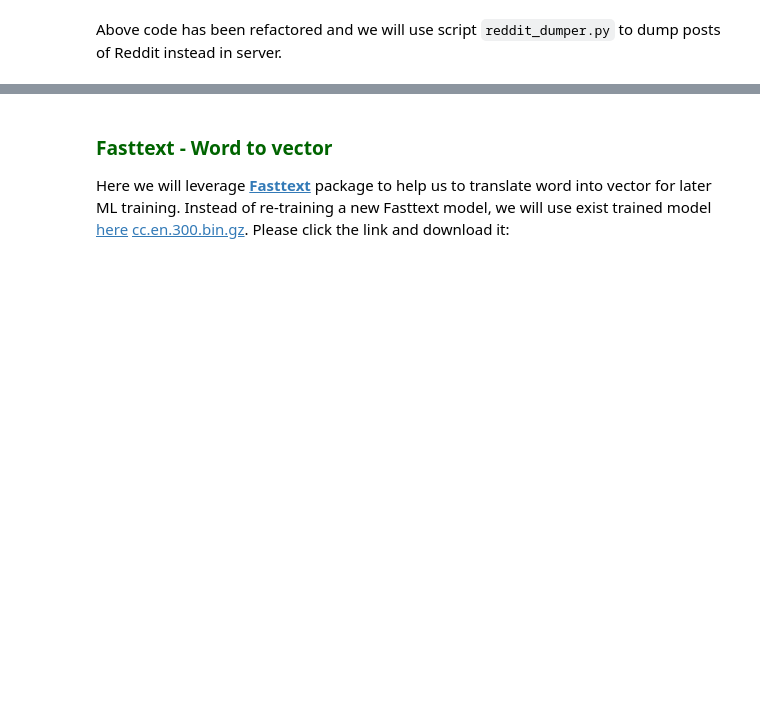
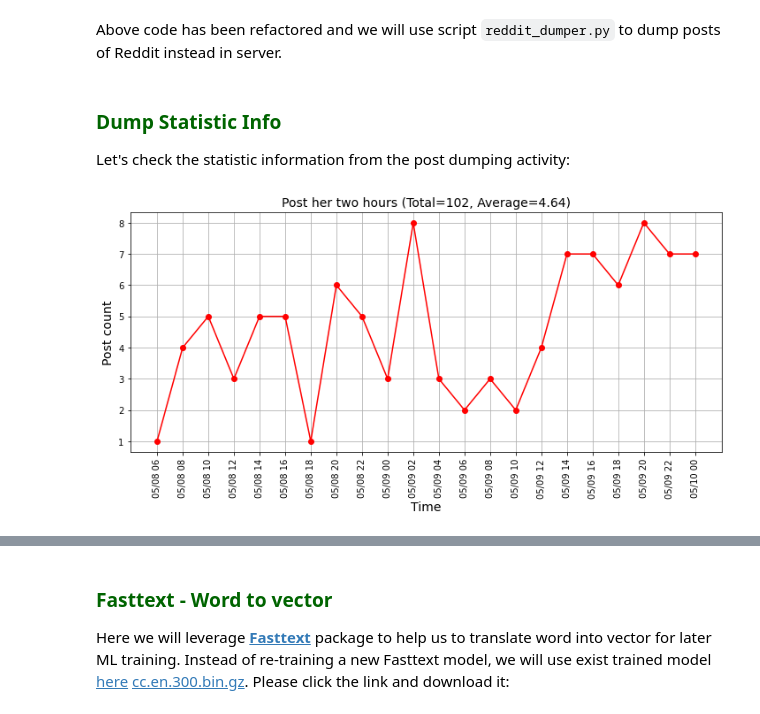
Before and after one commit to johnklee/ff_crawler, a Jupyter notebook: models/Issue4/ner_notebook.ipynb, the cells around one changed output, grey strips where cells are left out. Saved outputs shown, nothing was run; the diff lists cells and outputs as text; code cells hidden in the pictures; blank space fills up the shorter version.

```diff
--- a/models/Issue4/ner_notebook.ipynb
+++ b/models/Issue4/ner_notebook.ipynb
@@ -357,6 +357,37 @@ if enable_demo:
     save_rpp_cache(rppc_cache)
 # %% [markdown]
 Above code has been refactored and we will use script `reddit_dumper.py` to dump posts of Reddit instead in server.
+# %% [markdown]
+### <font color='darkgreen'>Dump Statistic Info</font>
+Let's check the statistic information from the post dumping activity:
+# %%
+from datetime import datetime
+
+STAT_FILE = 'reddit_dump_stat.txt'
+
+time_info_list = []
+post_count_list = []
+with open(STAT_FILE) as fo:
+    for line in fo:
+        time_info, post_count = line.split(':')
+        time_info_list.append(datetime.strptime(time_info.strip(), '%Y%m%d%H%M%S'))
+        post_count_list.append(int(post_count))
+# %%
+# https://datatofish.com/line-chart-python-matplotlib/
+import matplotlib.pyplot as plt
+
+total_collected_post = sum(post_count_list)
+avg_post_per_unit = total_collected_post / len(post_count_list)
+plt.rcParams['figure.figsize'] = [12, 5]
+plt.plot(list(map(lambda do: do.strftime('%m/%d %H'), time_info_list)), post_count_list, color='red', marker='o')
+plt.title(f'Post her two hours (Total={total_collected_post}, Average={avg_post_per_unit:.02f})', fontsize=14)
+plt.xlabel('Time', fontsize=14)
+plt.ylabel('Post count', fontsize=14)
+plt.xticks(rotation=90)
+plt.grid(True)
+plt.show()
+# %% [output]
+[figure, added]
 # %% [markdown]
 <a id='sect3'></a>
 ## <font color='darkblue'>Word2vec Solution</font> ([back](#sect0))
```
Also changed, not shown: parts of 17 cells of this notebook.
